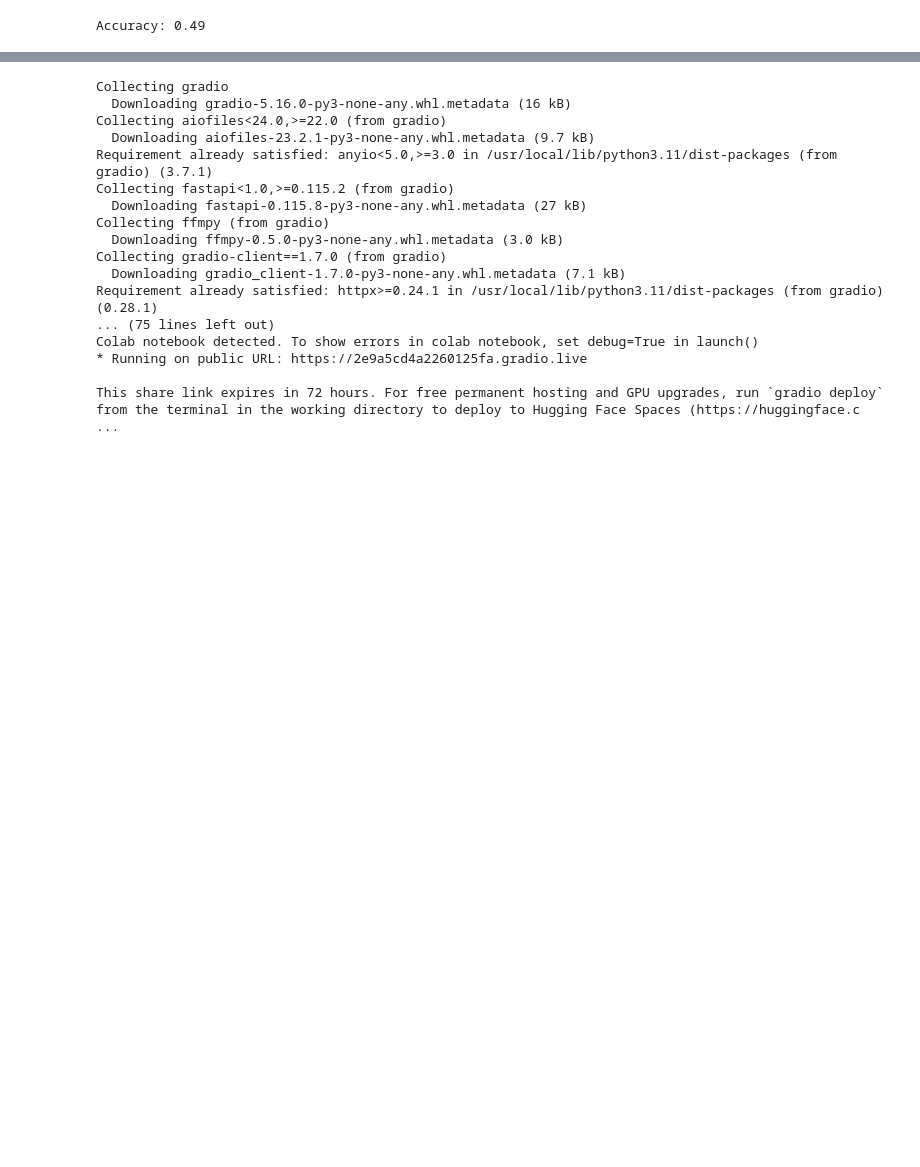
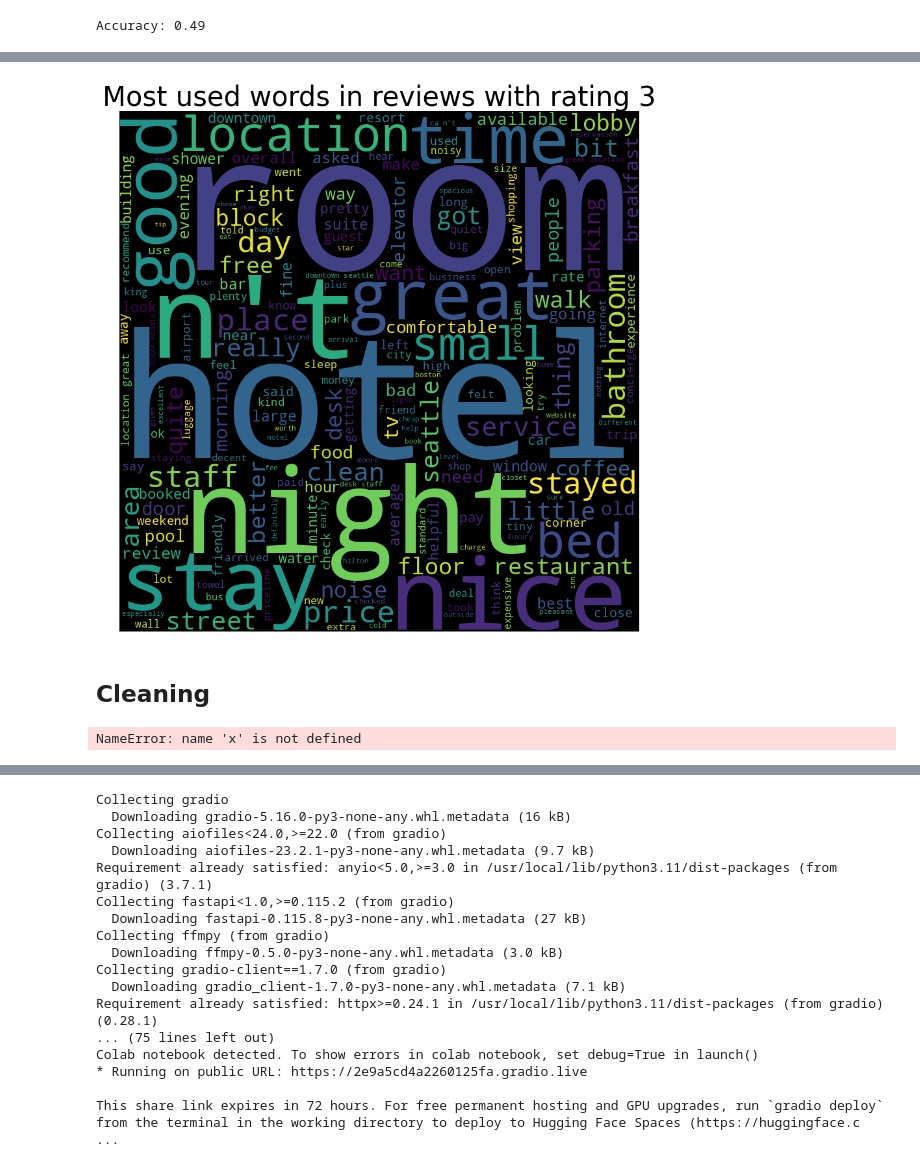
Before and after one commit to alenready/ML_AI_ICT-Assignments, a Jupyter notebook: Thetabot_gradio.ipynb, the cells around one changed output, grey strips where cells are left out. Saved outputs shown, nothing was run; the diff lists cells and outputs as text; code cells hidden in the pictures; blank space fills up the shorter version.

```diff
--- a/Thetabot_gradio.ipynb
+++ b/Thetabot_gradio.ipynb
@@ -452,0 +576,6 @@ def predict_rating(review):
+# %%
+wordCloud_generator(data['Review'][data['Rating']==3], title="Most used words in reviews with rating 3")
+# %% [output]
+[figure, added]
+# %% [markdown]
+## Cleaning
@@ -452,0 +585,4 @@ def predict_rating(review):
+# %%
+print(x,y)
+# %% [output]
+NameError: name 'x' is not defined
```
Also changed, not shown: parts of 30 cells of this notebook.
